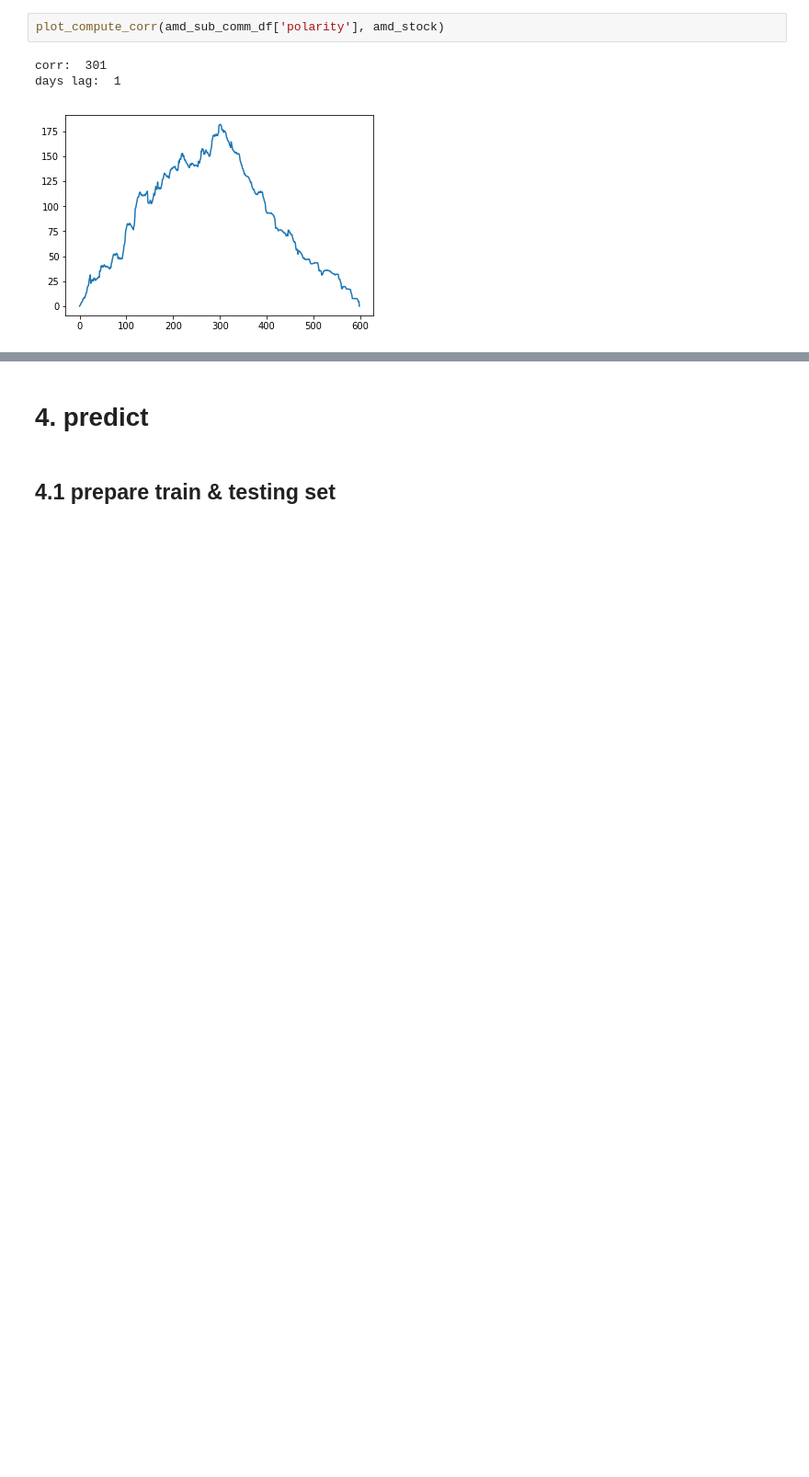
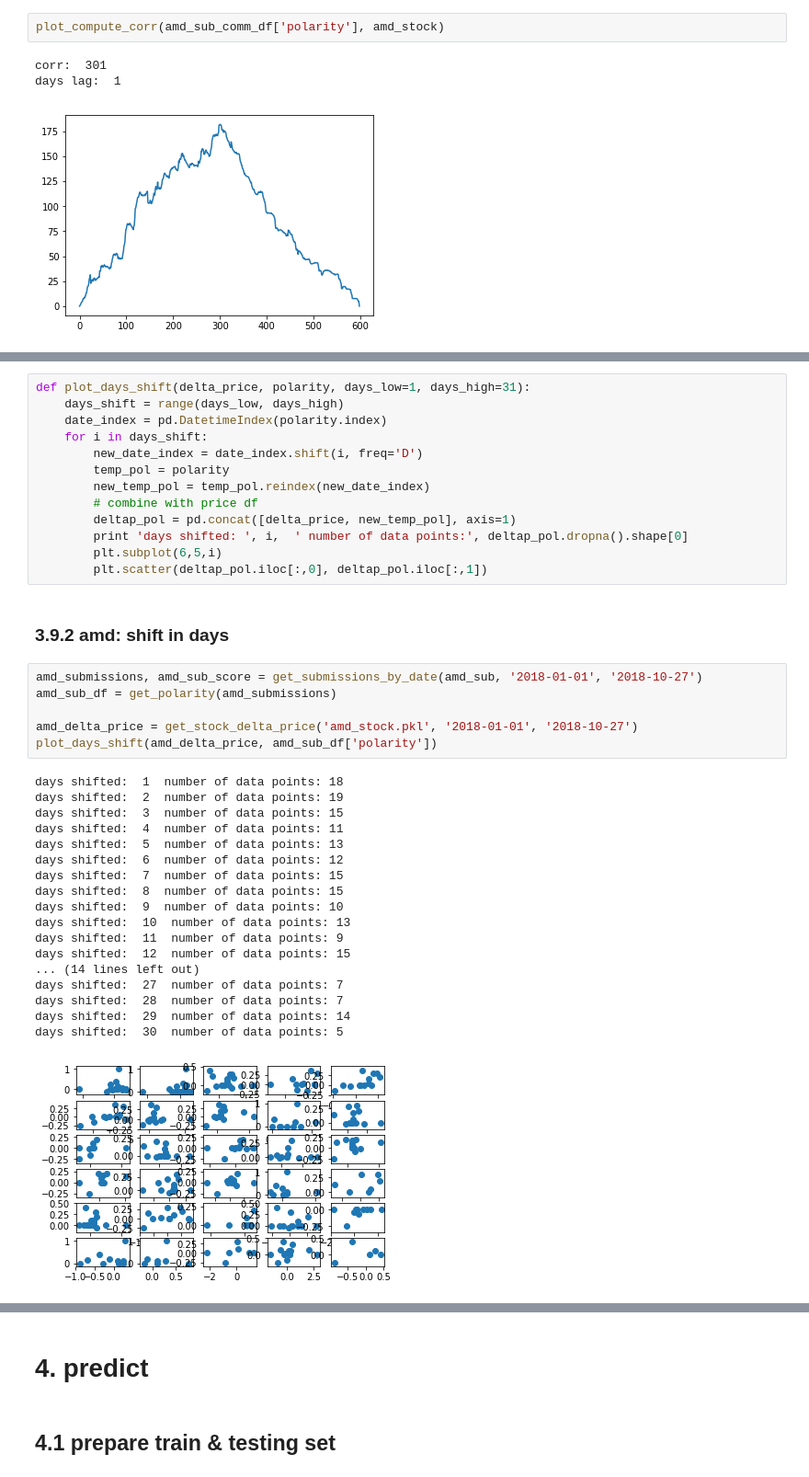
Before and after one commit to nzss/di-project2, a Jupyter notebook: Project Proposal.ipynb, the cells around one changed output, grey strips where cells are left out. Shown at 92% size. Cells and saved outputs as stored; diff of their text form; blank space fills up the shorter version.

```diff
--- a/Project Proposal.ipynb
+++ b/Project Proposal.ipynb
@@ -408,0 +543,40 @@ days lag:  1
+# %%
+def plot_days_shift(delta_price, polarity, days_low=1, days_high=31):
+    days_shift = range(days_low, days_high)
+    date_index = pd.DatetimeIndex(polarity.index)
+    for i in days_shift:
+        new_date_index = date_index.shift(i, freq='D')
+        temp_pol = polarity
+        new_temp_pol = temp_pol.reindex(new_date_index)
+        # combine with price df
+        deltap_pol = pd.concat([delta_price, new_temp_pol], axis=1)
+        print 'days shifted: ', i,  ' number of data points:', deltap_pol.dropna().shape[0]
+        plt.subplot(6,5,i)
+        plt.scatter(deltap_pol.iloc[:,0], deltap_pol.iloc[:,1])
+# %% [markdown]
+### 3.9.2 amd: shift in days
+# %%
+amd_submissions, amd_sub_score = get_submissions_by_date(amd_sub, '2018-01-01', '2018-10-27')
+amd_sub_df = get_polarity(amd_submissions)
+
+amd_delta_price = get_stock_delta_price('amd_stock.pkl', '2018-01-01', '2018-10-27')
+plot_days_shift(amd_delta_price, amd_sub_df['polarity'])
+# %% [output]
+days shifted:  1  number of data points: 18
+days shifted:  2  number of data points: 19
+days shifted:  3  number of data points: 15
+days shifted:  4  number of data points: 11
+days shifted:  5  number of data points: 13
+days shifted:  6  number of data points: 12
+days shifted:  7  number of data points: 15
+days shifted:  8  number of data points: 15
+days shifted:  9  number of data points: 10
+days shifted:  10  number of data points: 13
+days shifted:  11  number of data points: 9
+days shifted:  12  number of data points: 15
+... (14 lines left out)
+days shifted:  27  number of data points: 7
+days shifted:  28  number of data points: 7
+days shifted:  29  number of data points: 14
+days shifted:  30  number of data points: 5
+[figure, added]
```
Also changed, not shown: parts of 46 cells of this notebook, 3 other files.
